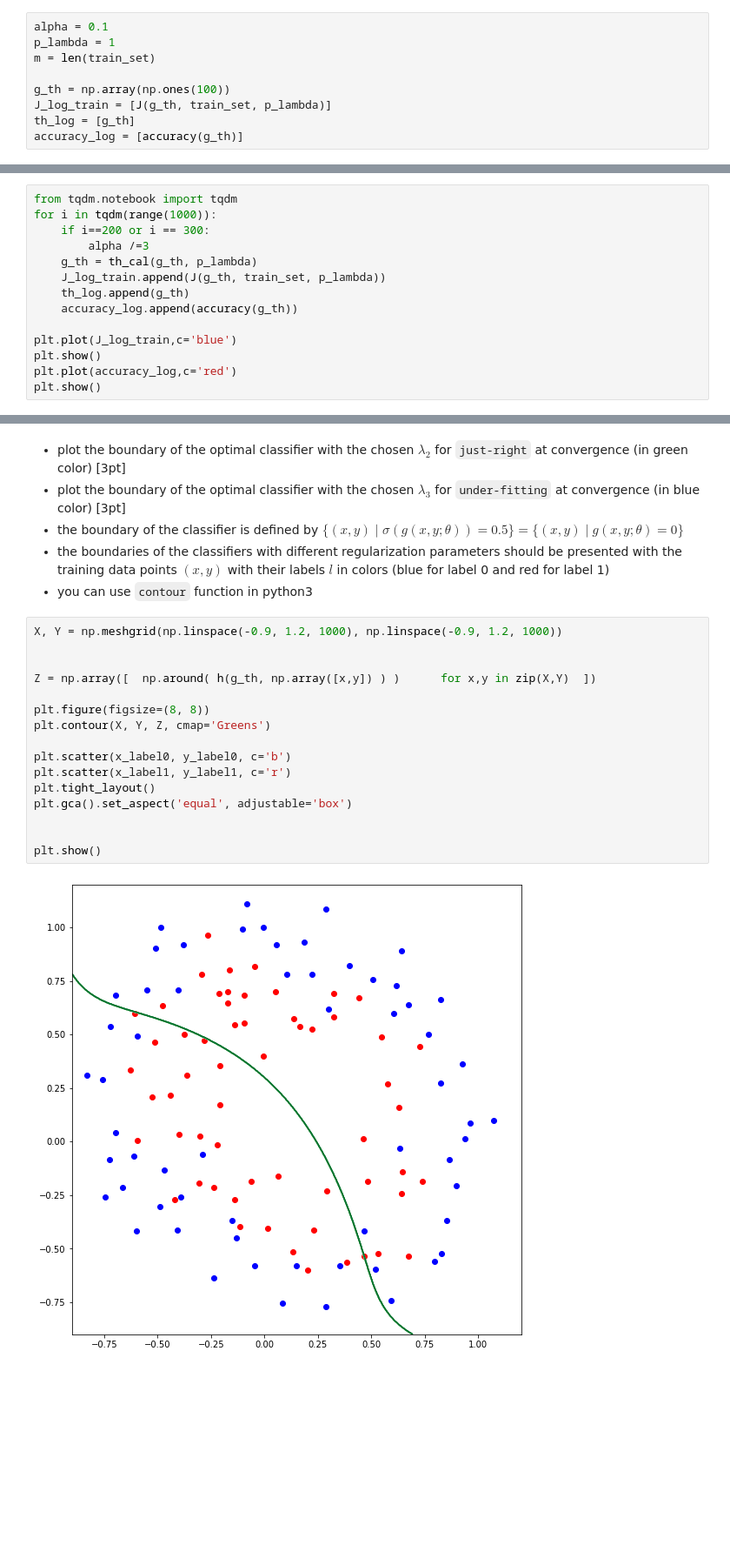
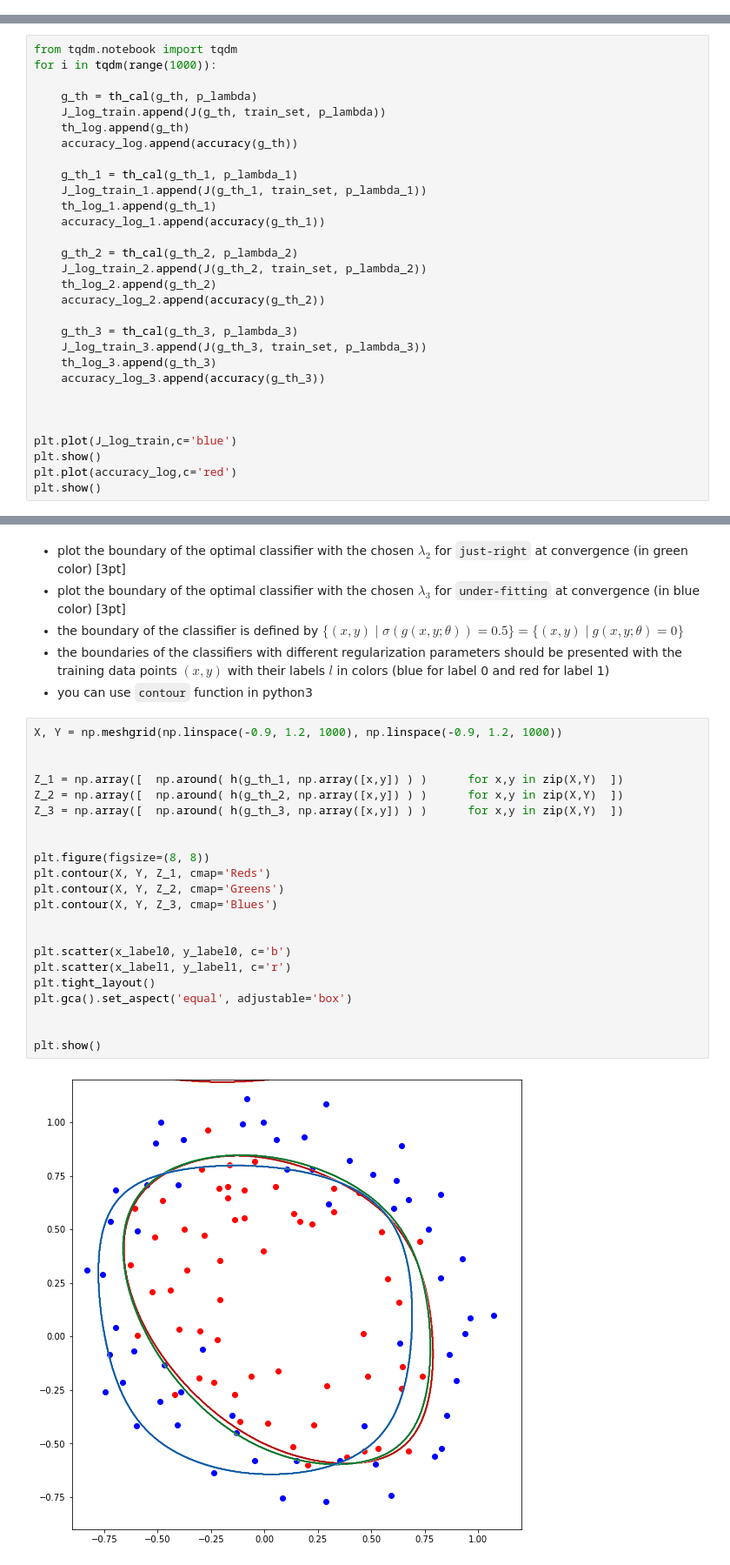
Before and after one commit to heebinYoo/assignment-02, a Jupyter notebook: assign02.ipynb, the cells around one changed output, grey strips where cells are left out. Shown at 87% size. Saved outputs shown, nothing was run; the diff lists cells and outputs as text; blank space fills up the shorter version.

```diff
--- a/assign02.ipynb
+++ b/assign02.ipynb
@@ -72,10 +119 @@ def th_cal(th, lam):
     return np.array(result)
-# %%
-alpha = 0.1
-p_lambda = 1
-m = len(train_set)
-
-g_th = np.array(np.ones(100))
-J_log_train = [J(g_th, train_set, p_lambda)]
-th_log = [g_th]
-accuracy_log = [accuracy(g_th)]
@@ -82,13 +141,29 @@ accuracy_log = [accuracy(g_th)]
 # %%
 from tqdm.notebook import tqdm
 for i in tqdm(range(1000)):
-    if i==200 or i == 300:
-        alpha /=3
+
     g_th = th_cal(g_th, p_lambda)
     J_log_train.append(J(g_th, train_set, p_lambda))
     th_log.append(g_th)
     accuracy_log.append(accuracy(g_th))
 
+    g_th_1 = th_cal(g_th_1, p_lambda_1)
+    J_log_train_1.append(J(g_th_1, train_set, p_lambda_1))
+    th_log_1.append(g_th_1)
+    accuracy_log_1.append(accuracy(g_th_1))
+
+    g_th_2 = th_cal(g_th_2, p_lambda_2)
+    J_log_train_2.append(J(g_th_2, train_set, p_lambda_2))
+    th_log_2.append(g_th_2)
+    accuracy_log_2.append(accuracy(g_th_2))
+
+    g_th_3 = th_cal(g_th_3, p_lambda_3)
+    J_log_train_3.append(J(g_th_3, train_set, p_lambda_3))
+    th_log_3.append(g_th_3)
+    accuracy_log_3.append(accuracy(g_th_3))
+
+
+
 plt.plot(J_log_train,c='blue')
 plt.show()
 plt.plot(accuracy_log,c='red')
@@ -172,18 +253,24 @@ print ("\033[34m",accuracy(g_th_3)*100,"%")
 # %%
 X, Y = np.meshgrid(np.linspace(-0.9, 1.2, 1000), np.linspace(-0.9, 1.2, 1000))
 
 
-Z = np.array([  np.around( h(g_th, np.array([x,y]) ) )      for x,y in zip(X,Y)  ])
+Z_1 = np.array([  np.around( h(g_th_1, np.array([x,y]) ) )      for x,y in zip(X,Y)  ])
+Z_2 = np.array([  np.around( h(g_th_2, np.array([x,y]) ) )      for x,y in zip(X,Y)  ])
+Z_3 = np.array([  np.around( h(g_th_3, np.array([x,y]) ) )      for x,y in zip(X,Y)  ])
+
 
 plt.figure(figsize=(8, 8))
-plt.contour(X, Y, Z, cmap='Greens')
+plt.contour(X, Y, Z_1, cmap='Reds')
+plt.contour(X, Y, Z_2, cmap='Greens')
+plt.contour(X, Y, Z_3, cmap='Blues')
+
 
 plt.scatter(x_label0, y_label0, c='b')
 plt.scatter(x_label1, y_label1, c='r')
 plt.tight_layout()
 plt.gca().set_aspect('equal', adjustable='box')
 
 
 plt.show()
 # %% [output]
-[figure, old version]
+[figure, new version]
```
Also changed, not shown: parts of 10 cells of this notebook.
